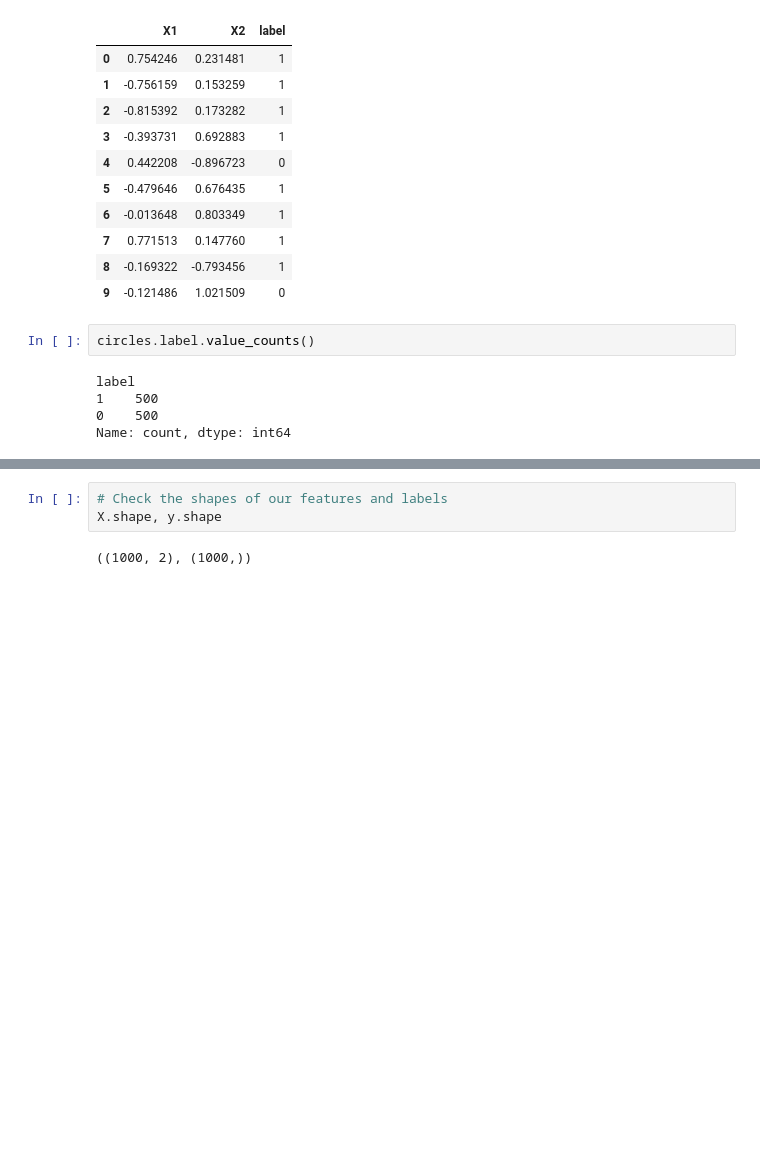
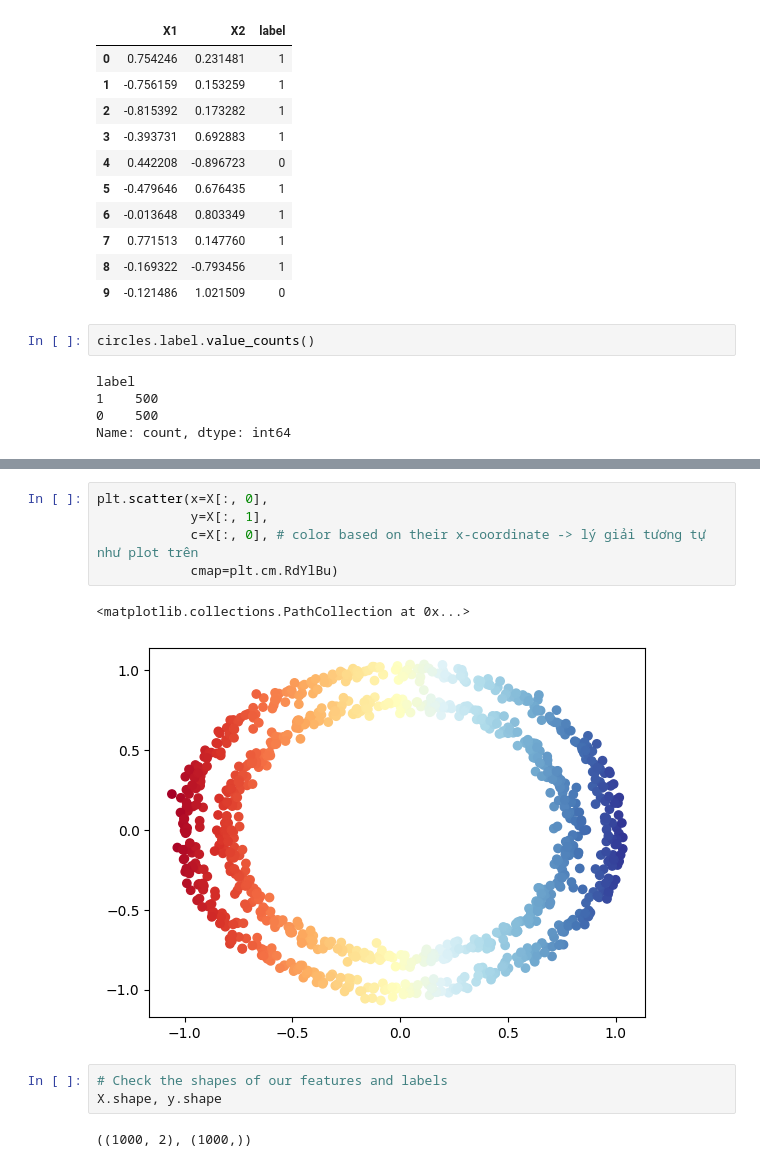
Before and after one commit to Page0526/machine-learning-crash-course, a Jupyter notebook: extras/exercises/02_pytorch_classification_exercises.ipynb, the cells around one changed output, grey strips where cells are left out. Drawn from its saved outputs; the diff is of its cells as text; blank space fills up the shorter version.

```diff
--- a/extras/exercises/02_pytorch_classification_exercises.ipynb
+++ b/extras/exercises/02_pytorch_classification_exercises.ipynb
@@ -60,3 +68,11 @@ plt.scatter(x=X[:, 0],
+# %%
+plt.scatter(x=X[:, 0],
+            y=X[:, 1],
+            c=X[:, 0], # color based on their x-coordinate -> lý giải tương tự như plot trên
+            cmap=plt.cm.RdYlBu)
+# %% [output]
+<matplotlib.collections.PathCollection at 0x...>
+[figure, added]
 # %%
 # Check the shapes of our features and labels
 X.shape, y.shape
```
Also changed, not shown: parts of 57 cells of this notebook.
